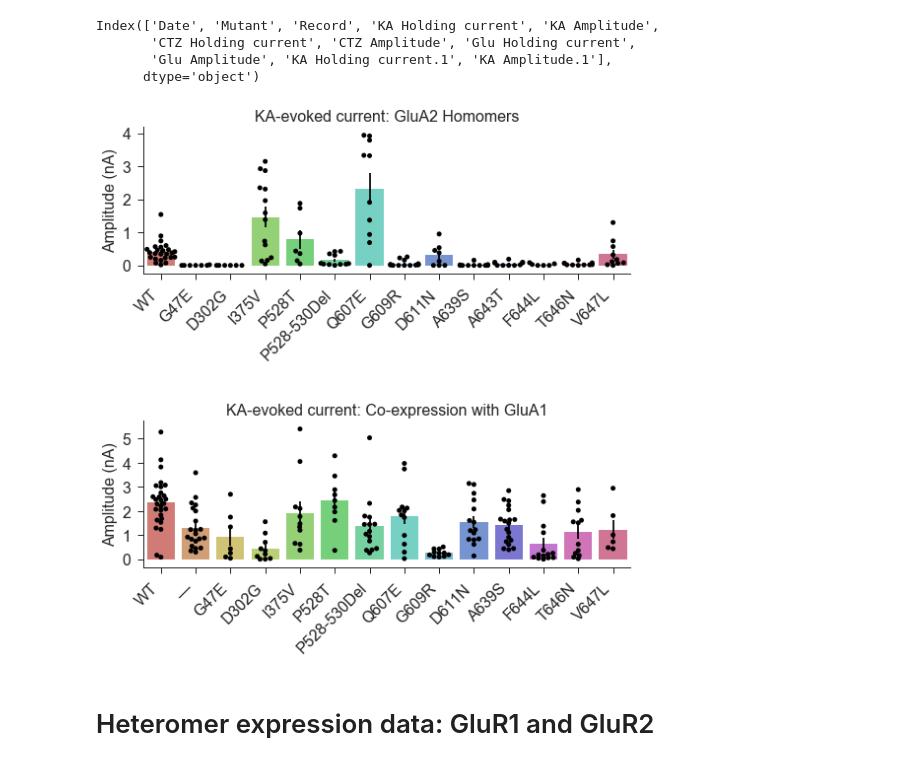
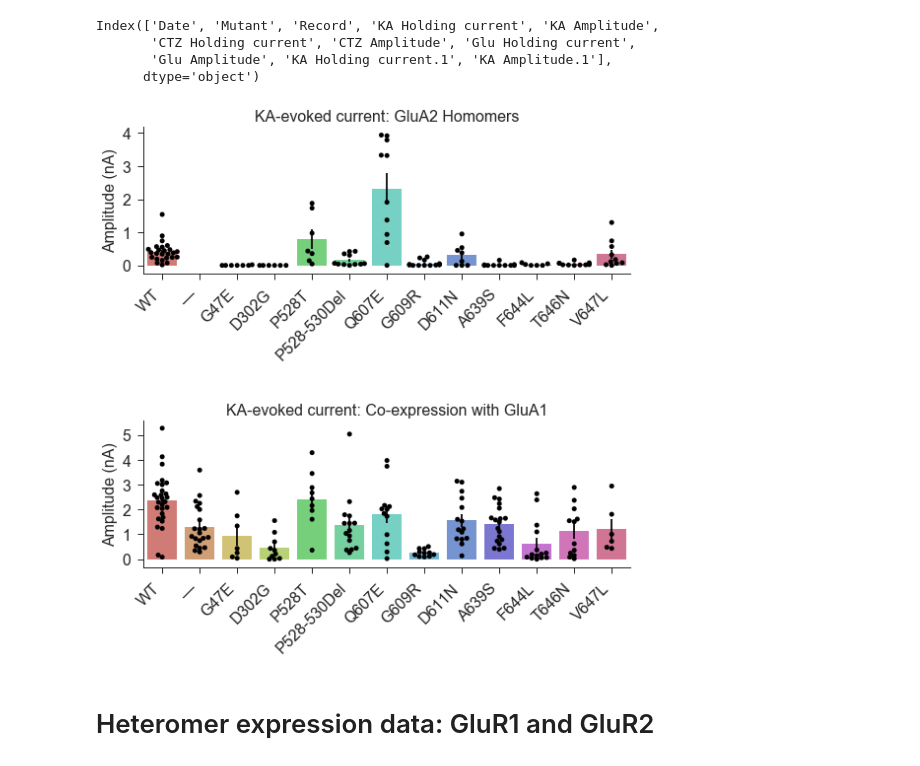
Before and after one commit to KullmannLab/AMPA_Synaptopathies, a Jupyter notebook: GluA2_graphs_March_Resub.ipynb, the cells around one changed output. Cells and saved outputs as stored; diff of their text form; code cells hidden in the pictures.

```diff
--- a/GluA2_graphs_March_Resub.ipynb
+++ b/GluA2_graphs_March_Resub.ipynb
@@ -108,4 +153,0 @@ array(['WT', 'GRIA1', 'W788L', 'A639S', 'T646N', 'G609R', 'I375V', 'F644L',
-# %%
-# fix the het mutant labels
-
-het_amp_df.loc[het_amp_df['Mutant'] == '528Del', 'Mutant'] = 'P528-530Del'
@@ -133,3 +154,17 @@ all_mutants = ['WT', 'GRIA1', 'G47E', 'D302G', 'I375V', 'P528T', 'P528-530Del',
+# %%
+# define the mutants that will be included in different figures
+# these are in positional order
+
+# total mutants in the paper; needed for colors
+all_mutants = ['WT', '—', 'G47E', 'D302G', 'I375V', 'P528T', 'P528-530Del', 'Q607E',
+               'G609R', 'D611N', 'A639S', 'A643T', 'F644L', 'T646N', 'V647L',]
+
+# main figures will exclude non-clinical mutants
+main_mutants = ['WT', '—', 'G47E', 'D302G', 'P528T', 'P528-530Del', 'Q607E',
+               'G609R', 'D611N', 'A639S', 'F644L', 'T646N', 'V647L',]
+
+# non-clinical mutants go in supplemantary: snp and Lurcher
+supp_mutants = ['WT', '—', 'I375V', 'A643T']
 # %%
 # Assign a consistent colorscheme:
 rgb15 = sns.color_palette('hls', n_colors=15)
@@ -181,57 +193,59 @@ hom_sem_df = hom_amp_df.groupby('Mutant')['KA Amplitude'].sem()/1000
 
 # make a list of errors in the order of the final plot
 hom_sem_list = []
-for m in homomer_mutants:
+for m in main_mutants:
     hom_sem_list.append(hom_sem_df[m])
 
 
 het_sem_df = het_amp_df.groupby('Mutant')['KA Amplitude'].sem()/1000
 
 het_sem_list = []
-for m in het_mutants:
+for m in main_mutants:
     het_sem_list.append(het_sem_df[m])
 # %%
 
-def swarmplot_format(ylabel='Amplitude (nA)', fontsize=16, xlabels=het_labels):
+def swarmplot_format(ylabel='Amplitude (nA)', fontsize=16, xlabels=main_mutants):
     sns.set_style("ticks", {"axes.linewidth": 1})
     plt.xticks(range(len(xlabels)), xlabels, rotation=45, size=fontsize, ha='right')
     plt.xlabel('')
     plt.yticks(size=fontsize)
     plt.ylabel(ylabel, size=fontsize)
     sns.despine()
     plt.tight_layout()
     pass
 
 
 # Make a plot of hom and het amplitude
 
 fig = plt.figure(figsize=(8,8))
 ax1 = plt.subplot(211)
 
 sns.barplot(x=hom_amp_df['Mutant'], y=hom_amp_df['KA Amplitude']/1000, ci=None,
-              order=homomer_mutants, alpha=0.9, palette=color_dict, yerr=hom_sem_list)
+              order=main_mutants, alpha=0.9, palette=color_dict, yerr=hom_sem_list)
 
 sns.swarmplot(x=hom_amp_df['Mutant'], y=hom_amp_df['KA Amplitude']/1000,
-              color='k', order=homomer_mutants)
-swarmplot_format(fontsize=16, xlabels=homomer_mutants, ylabel='Amplitude (nA)')
+              color='k', order=main_mutants)
+swarmplot_format(fontsize=16, xlabels=main_mutants, ylabel='Amplitude (nA)')
 plt.title('KA-evoked current: GluA2 Homomers', fontsize=16)
 
 
 ax2 = plt.subplot(212)
 sns.barplot(x=het_amp_df['Mutant'], y=het_amp_df['KA Amplitude']/1000, ci=None,
-              order=het_mutants, alpha=0.9, palette=color_dict, yerr=het_sem_list)
+              order=main_mutants, alpha=0.9, palette=color_dict, yerr=het_sem_list)
 sns.swarmplot(x=het_amp_df['Mutant'], y=het_amp_df['KA Amplitude']/1000,
-              color='k', order=het_mutants)
-swarmplot_format(ylabel='Amplitude (nA)', fontsize=16, xlabels=het_labels)
+              color='k', order=main_mutants)
+swarmplot_format(ylabel='Amplitude (nA)', fontsize=16, xlabels=main_mutants)
 plt.title('KA-evoked current: Co-expression with GluA1', fontsize=16)
 
 plt.subplots_adjust(hspace=1)
 
 
-plt.savefig('Amplitude_resub_March_Color.pdf', transparent=True)
+#plt.savefig('Amplitude_resub_March_Color.pdf', transparent=True)
+save_fig('Amplitude_resub', fig)
+
 plt.show()
 # %% [output]
-[figure, old version]
+[figure, new version]
 # %% [markdown]
 # Heteromer expression data: GluR1 and GluR2
 # %%
```
Also changed, not shown: parts of 16 cells of this notebook.
